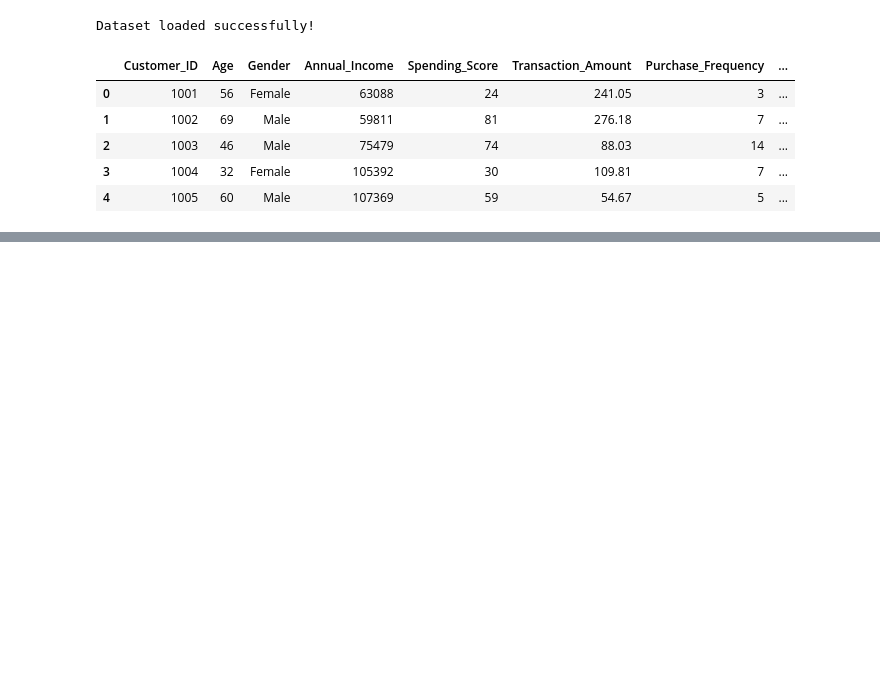
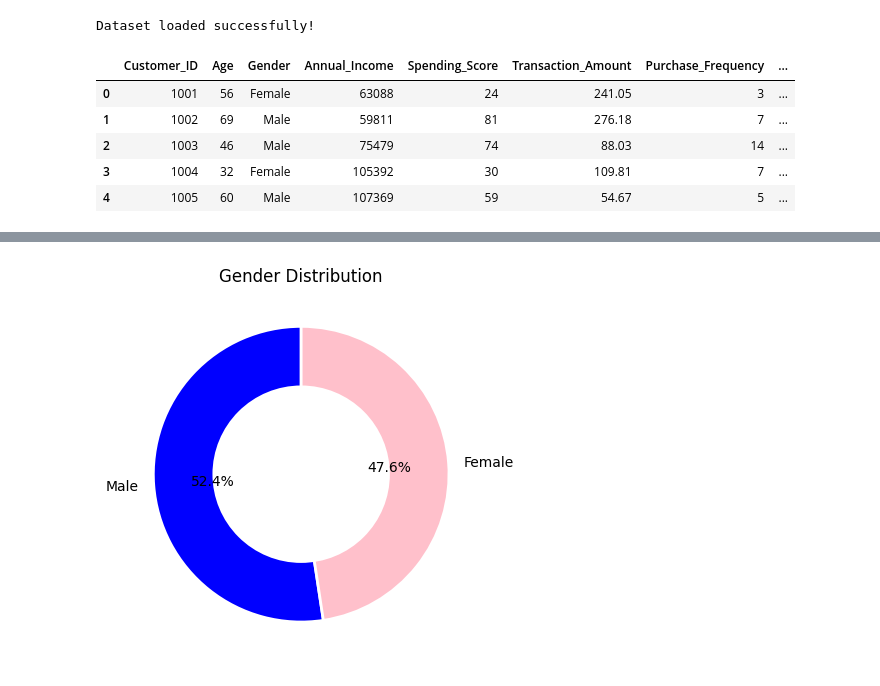
Before and after one commit to ann2018nyamu/Machine_Learning-Project, a Jupyter notebook: customer_analysis.ipynb, the cells around one changed output, grey strips where cells are left out. Saved outputs shown, nothing was run; the diff lists cells and outputs as text; code cells hidden in the pictures; blank space fills up the shorter version.

```diff
--- a/customer_analysis.ipynb
+++ b/customer_analysis.ipynb
@@ -22,0 +106,8 @@ Dataset loaded successfully!
+# %%
+gender_counts.plot(kind="pie", autopct='%1.1f%%', startangle=90, colors=['blue', 'pink'], wedgeprops={'linewidth':2, 'edgecolor':'white'})
+plt.gca().add_artist(plt.Circle((0,0), 0.6, fc='white')) # Add a white circle at the center to make it look like a donut chart.
+plt.title("Gender Distribution")
+plt.ylabel("")
+plt.show()
+# %% [output]
+[figure, added]
```
Also changed, not shown: parts of 10 cells of this notebook.
